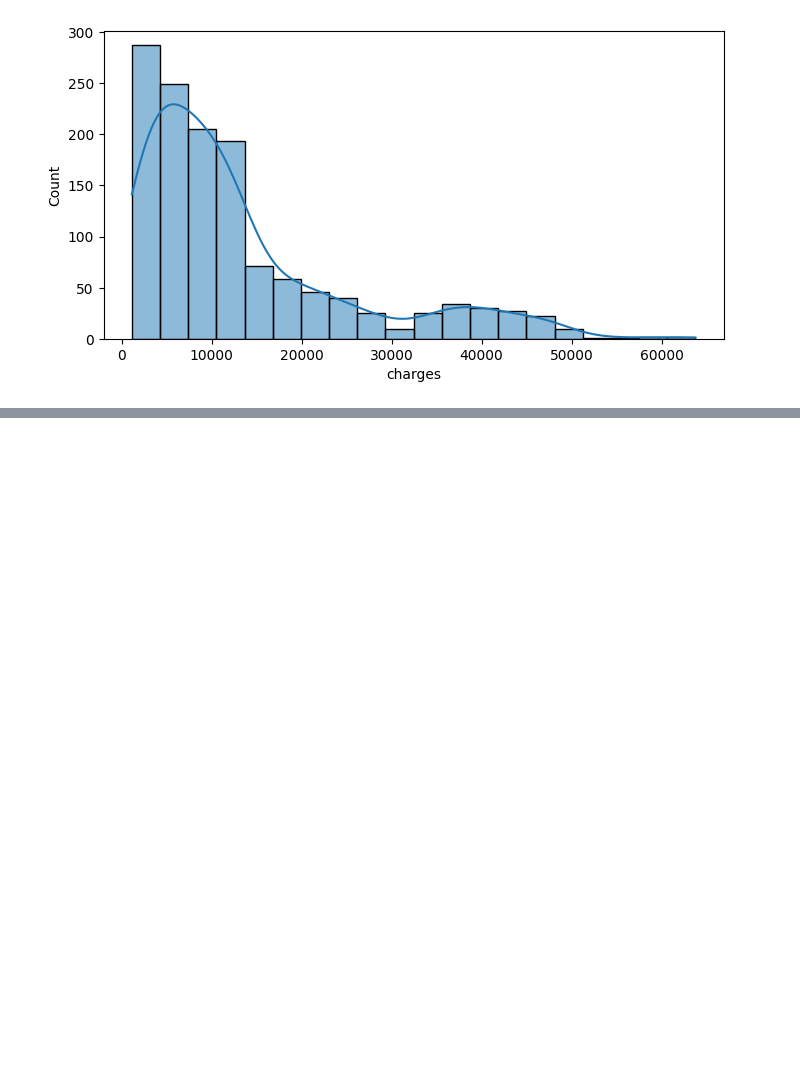
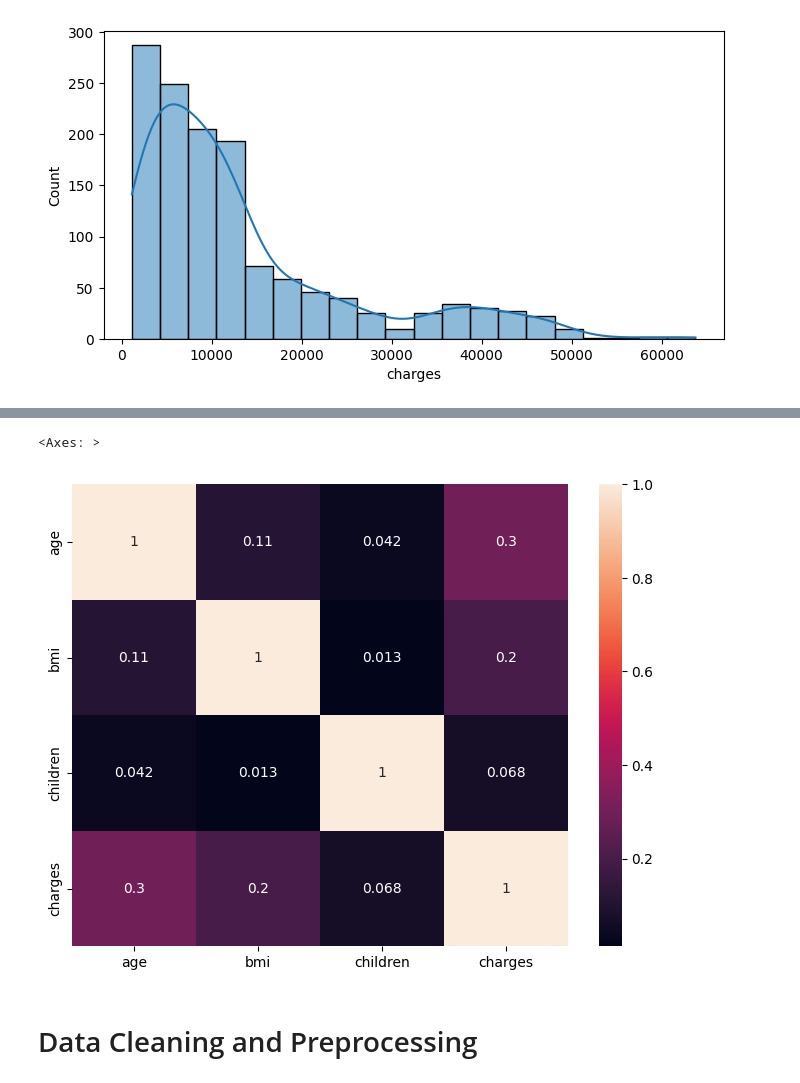
Before and after one commit to wasif-h/Data-Analytics-Odyssey, a Jupyter notebook: INSURANCE_PREDICTION/insurance_prediction.ipynb, the cells around one changed output, grey strips where cells are left out. Cells and saved outputs as stored; diff of their text form; code cells hidden in the pictures; blank space fills up the shorter version.

```diff
--- a/INSURANCE_PREDICTION/insurance_prediction.ipynb
+++ b/INSURANCE_PREDICTION/insurance_prediction.ipynb
@@ -100,0 +112,10 @@ for col in cat_data:
+# %%
+# to see the correlation
+
+plt.figure(figsize=(8,6))
+sns.heatmap(df.corr(numeric_only=True),annot=True)
+# %% [output]
+<Axes: >
+[figure, added]
+# %% [markdown]
+# Data Cleaning and Preprocessing
```
Also changed, not shown: parts of 16 cells of this notebook.
